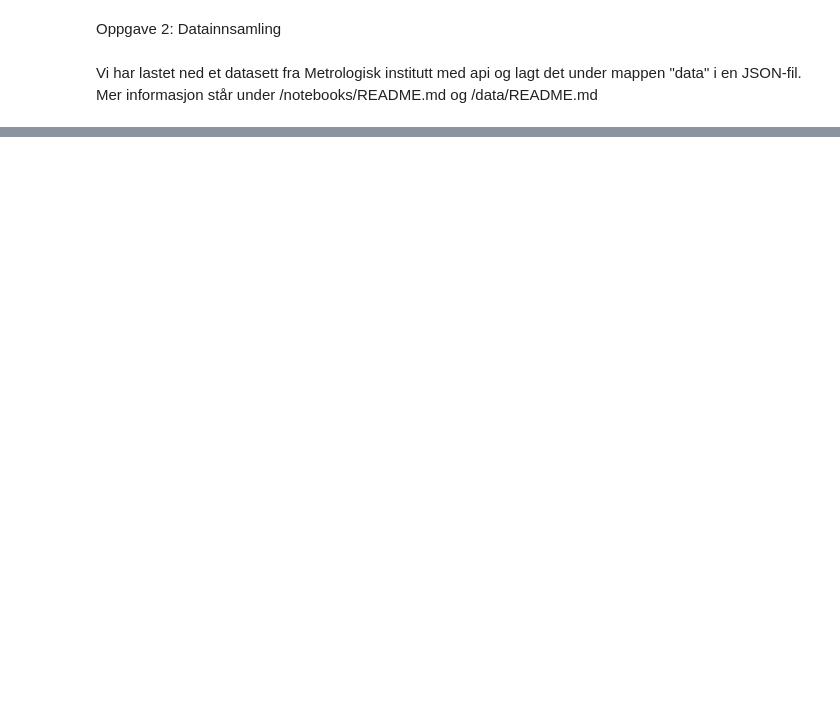
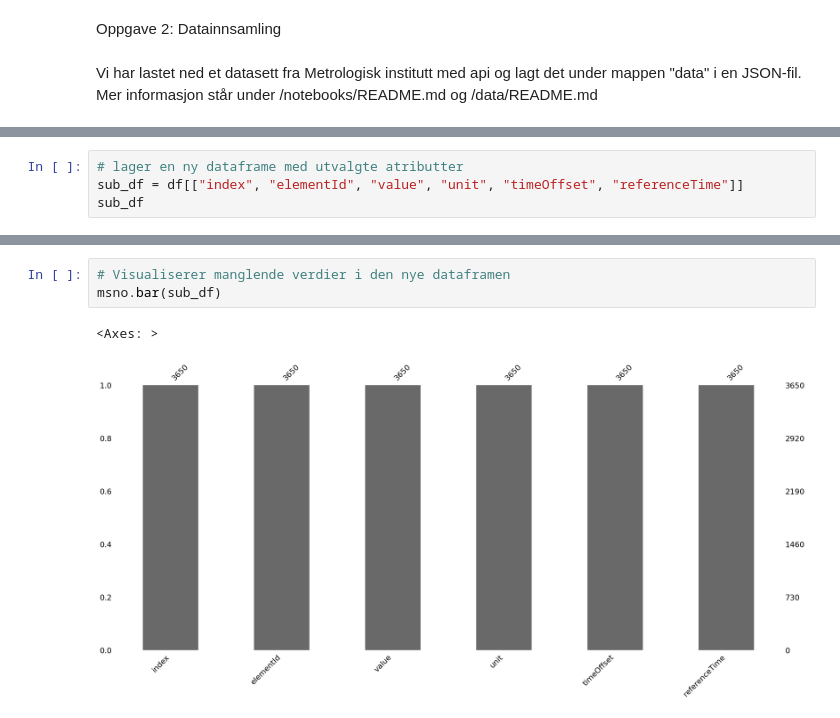
Before and after one commit to Sofihage/Milj-dataanalyse, a Jupyter notebook: notebooks/mappe_del_1.ipynb, the cells around one changed output, grey strips where cells are left out. Drawn from its saved outputs; the diff is of its cells as text; blank space fills up the shorter version.

```diff
--- a/notebooks/mappe_del_1.ipynb
+++ b/notebooks/mappe_del_1.ipynb
@@ -84,0 +99,4 @@ Shape (320, 13)
+# %%
+# lager en ny dataframe med utvalgte atributter
+sub_df = df[["index", "elementId", "value", "unit", "timeOffset", "referenceTime"]]
+sub_df
@@ -84,0 +117,6 @@ Shape (320, 13)
+# %%
+# Visualiserer manglende verdier i den nye dataframen
+msno.bar(sub_df)
+# %% [output]
+<Axes: >
+[figure, added]
```
Also changed, not shown: parts of 9 cells of this notebook, 5 other files.
